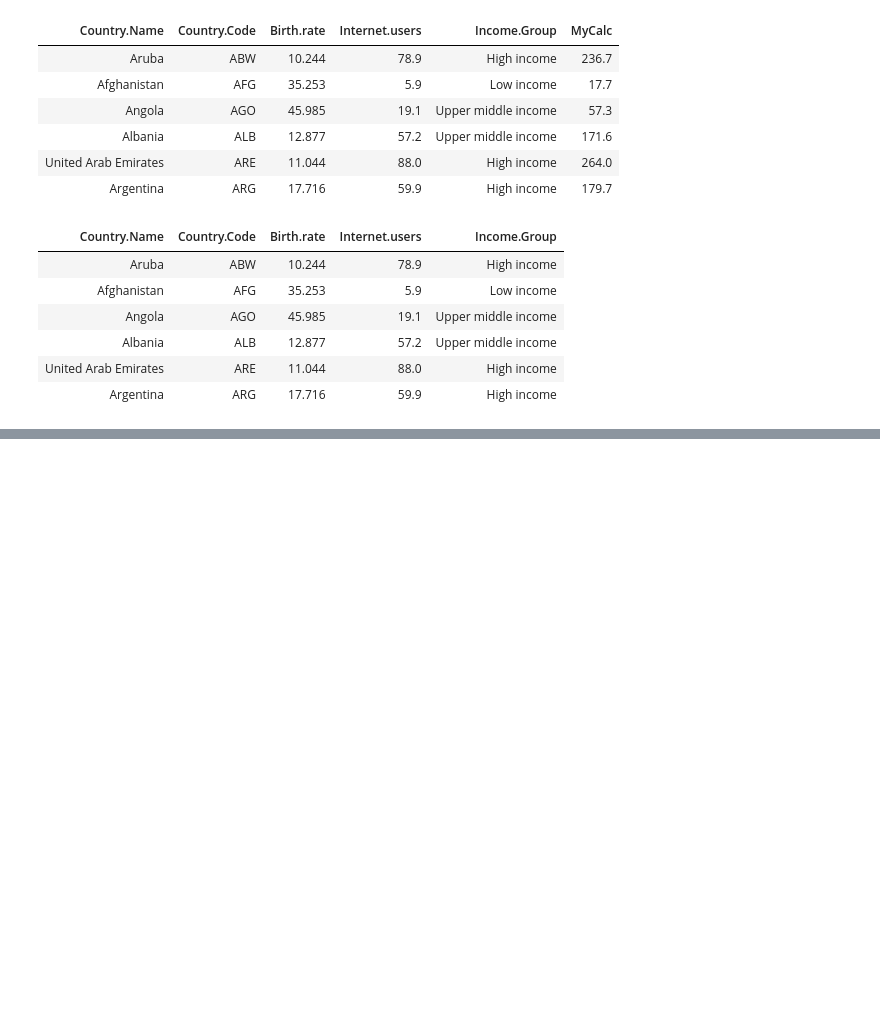
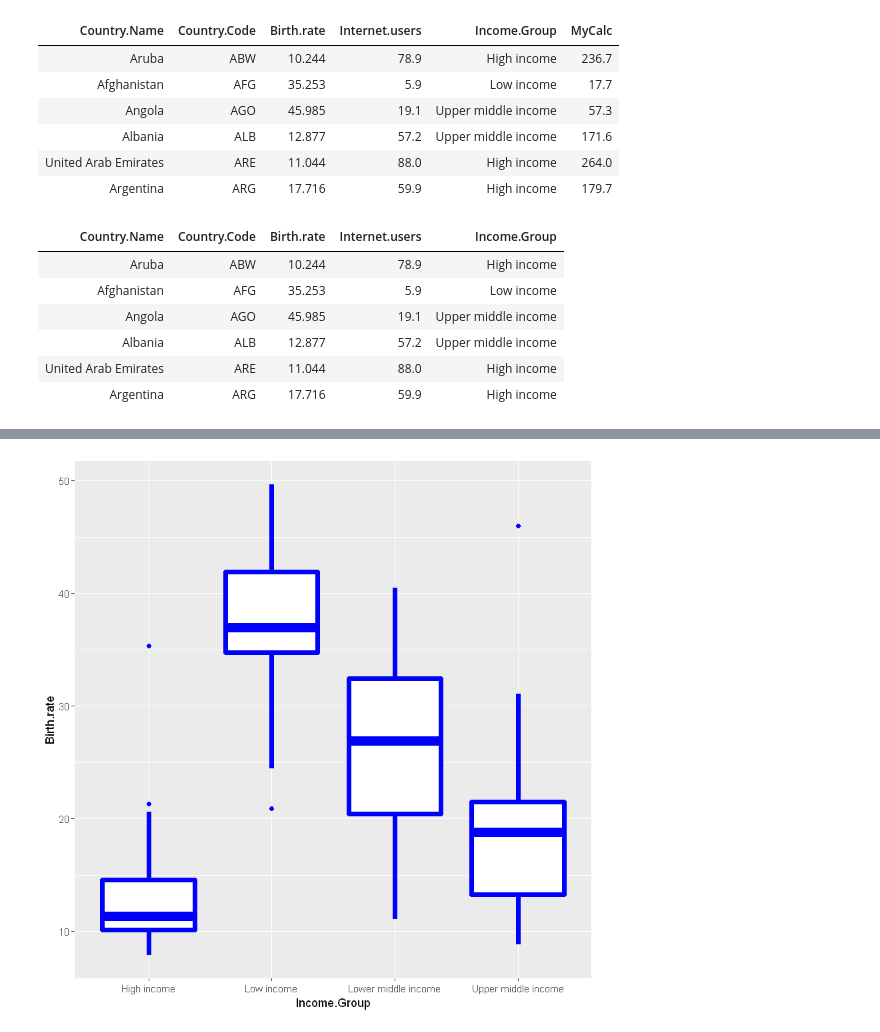
Before and after one commit to Dev-Gaju/R_Programming, a Jupyter notebook: Lec-05(Data_Frame)/One_step_DS.ipynb, the cells around one changed output, grey strips where cells are left out. Cells and saved outputs as stored; diff of their text form; code cells hidden in the pictures; blank space fills up the shorter version.

```diff
--- a/Lec-05(Data_Frame)/One_step_DS.ipynb
+++ b/Lec-05(Data_Frame)/One_step_DS.ipynb
@@ -203,0 +302,4 @@ head(DataFrame)
+# %%
+qplot(data=DataFrame, x=Income.Group, y= Birth.rate, size=I(2), color=I("blue"), geom="boxplot")   #boxplot do the box
+# %% [output]
+[figure, added]
```
Also changed, not shown: parts of 41 cells of this notebook.
